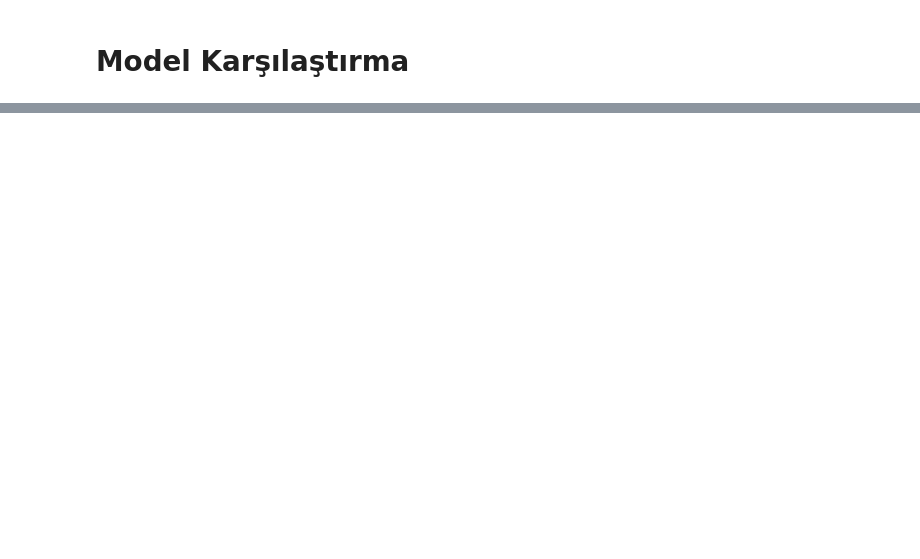
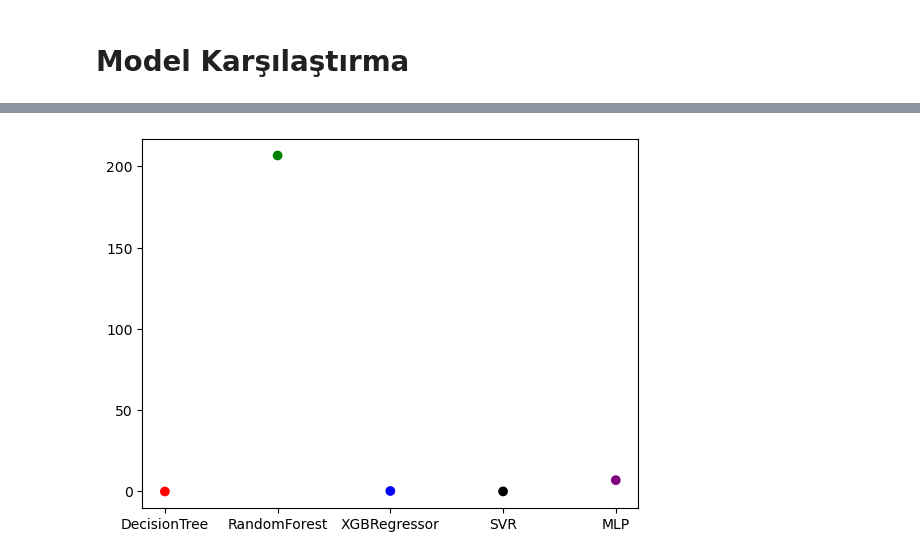
Before and after one commit to yigithankardas/StudentPerformancePrediction, a Jupyter notebook: model.ipynb, the cells around one changed output, grey strips where cells are left out. Drawn from its saved outputs; the diff is of its cells as text; code cells hidden in the pictures; blank space fills up the shorter version.

```diff
--- a/model.ipynb
+++ b/model.ipynb
@@ -372,6 +378,7 @@ rfr_grid.best_params_
  'n_estimators': 300}
 # %%
 xgb = XGBRegressor()
+xgb_time = time.time()
 param_grid_xgb = {
     'n_estimators': [200, 300, 500],
     'learning_rate': [0.05, 0.1, 0.2],
@@ -379,5 +386,6 @@ param_grid_xgb = {
 }
 
 xgb_score = cross_val_score(xgb, X, y, cv=5, scoring='r2')
+xgb_time = time.time() - xgb_time
 xgb_score.mean()
 # %% [output]
@@ -385,6 +393,8 @@ xgb_score.mean()
 # %%
 svr = SVR(C=1.0, epsilon=0.2)
+svr_time = time.time()
 
 svr_score = cross_val_score(svr, X, y, cv=5, scoring='r2')
+svr_time = time.time() - svr_time
 svr_score.mean()
 # %% [output]
@@ -392,6 +402,8 @@ svr_score.mean()
 # %%
 mlp = MLPRegressor(random_state=0, max_iter=5000)
+mlp_time = time.time()
 
 mlp_score = cross_val_score(mlp, X, y, cv=5, scoring='r2')
+mlp_time = time.time() - mlp_time
 mlp_score.mean()
 # %% [output]
@@ -414,6 +426,14 @@ model_colors = {
     'SVR': 'black',
     'MLP': 'purple'
 }
+
+model_times = {
+    'DecisionTree': dtr_time,
+    'RandomForest': rfr_time,
+    'XGBRegressor': xgb_time,
+    'SVR': svr_time,
+    'MLP': mlp_time
+}
 # %%
 keys = list(model_scores.keys())
 values = list(model_scores.values())
@@ -425,3 +445,11 @@ plt.show()
+# %%
+keys = list(model_times.keys())
+values = list(model_times.values())
+plt.figure()
+plt.scatter(keys, values, c=list(model_colors.values()))
+plt.show()
+# %% [output]
+[figure, added]
 # %%
 iterative_model_scores = {
     'DecisionTree': [],
```
Also changed, not shown: parts of 13 cells of this notebook.
